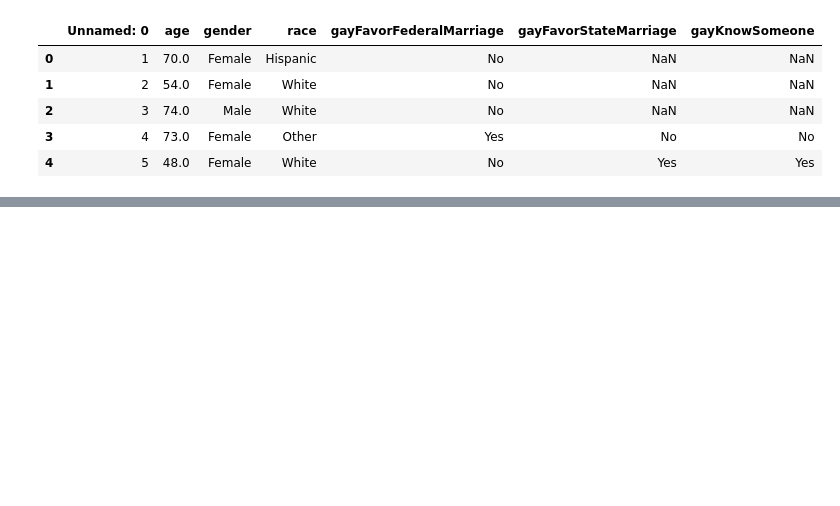
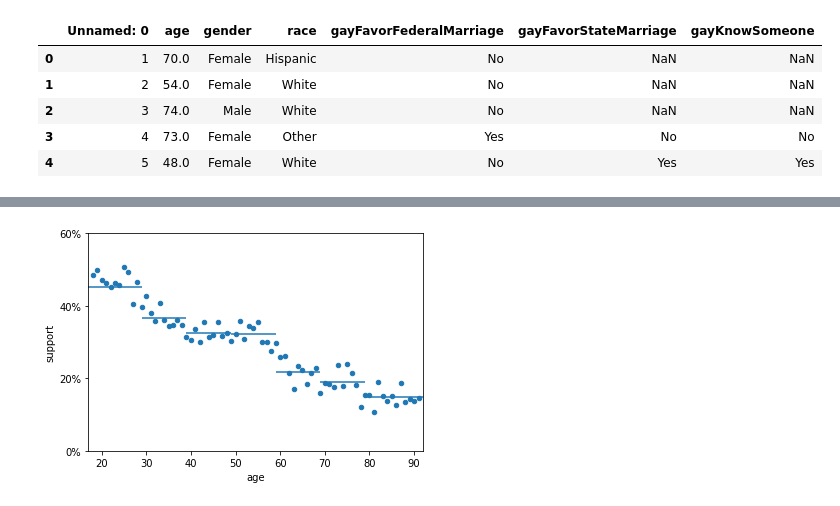
Before and after one commit to bambinos/educational-resources, a Jupyter notebook: ROS/Gay/gay_simple.ipynb, the cells around one changed output, grey strips where cells are left out. Cells and saved outputs as stored; diff of their text form; code cells hidden in the pictures; blank space fills up the shorter version.

```diff
--- a/ROS/Gay/gay_simple.ipynb
+++ b/ROS/Gay/gay_simple.ipynb
@@ -25,0 +79,3 @@ data.head()
+# %%
+model = Model(df)
+fit_binned = model.fit('support ~ C(age_discrete)', samples=1000, chains=4)
@@ -25,0 +94,3 @@ data.head()
+# %%
+binned_coefs = az.summary(fit_binned, stat_funcs=func_dict, extend=False)
+binned_coefs
@@ -25,0 +126,17 @@ data.head()
+# %%
+fig, ax = plt.subplots()
+
+# Add scatter plot
+df.plot(kind="scatter", x="age", y="support", ax=ax)
+
+# Add horizontal line for age bins
+intercept = binned_coefs.iloc[0, 0]
+for i in range(len(age_cutpoints)-1):
+    y = intercept if i == 0 else intercept + binned_coefs.iloc[i, 0]
+    ax.hlines(y=y, xmin=age_cutpoints[i], xmax=age_cutpoints[i+1])
+
+ax.set_xlim(17, 92)
+ax.yaxis.set_ticks(np.arange(0, .7, .2))
+ax.yaxis.set_major_formatter(mtick.PercentFormatter(1));
+# %% [output]
+[figure, added]
```
Also changed, not shown: parts of 8 cells of this notebook.
